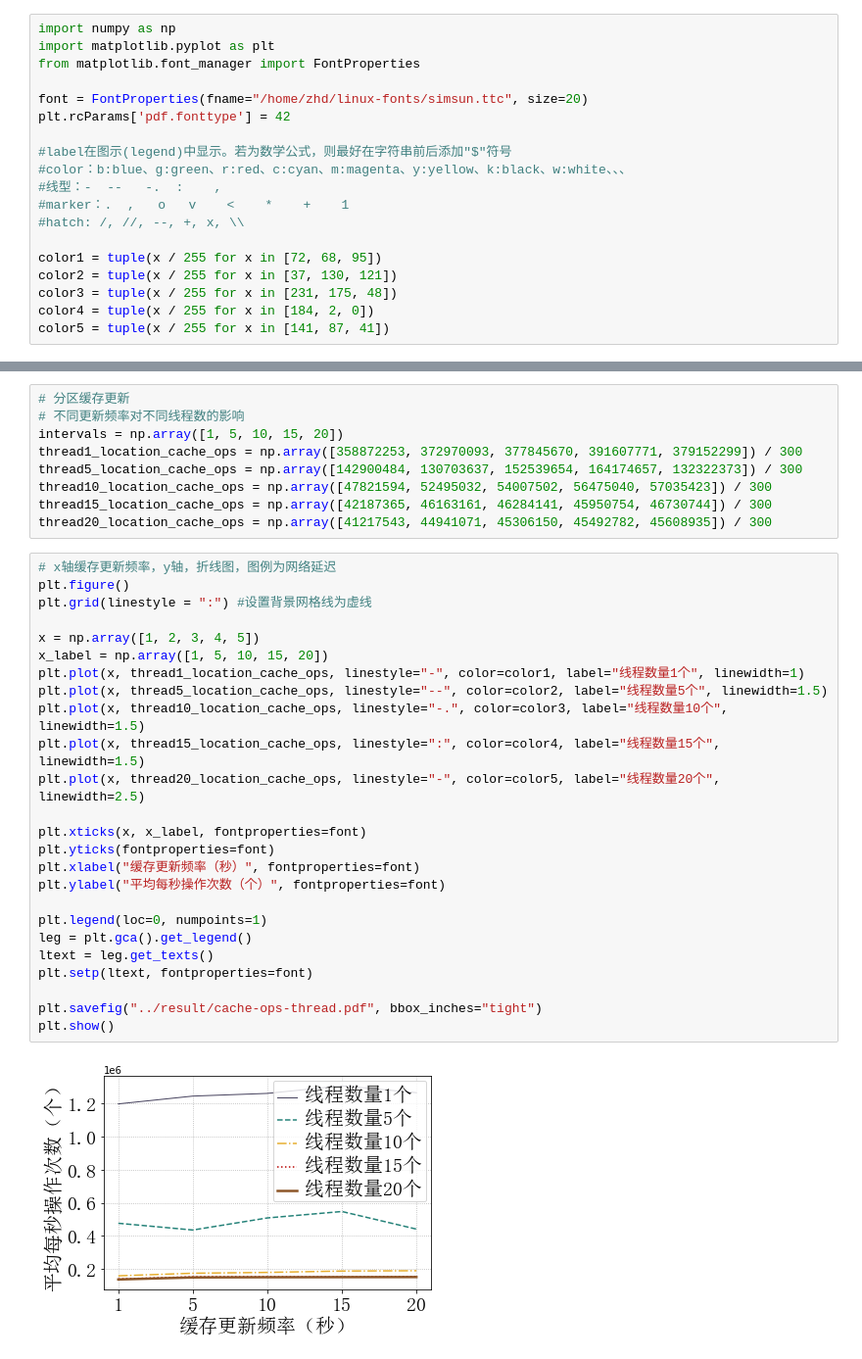
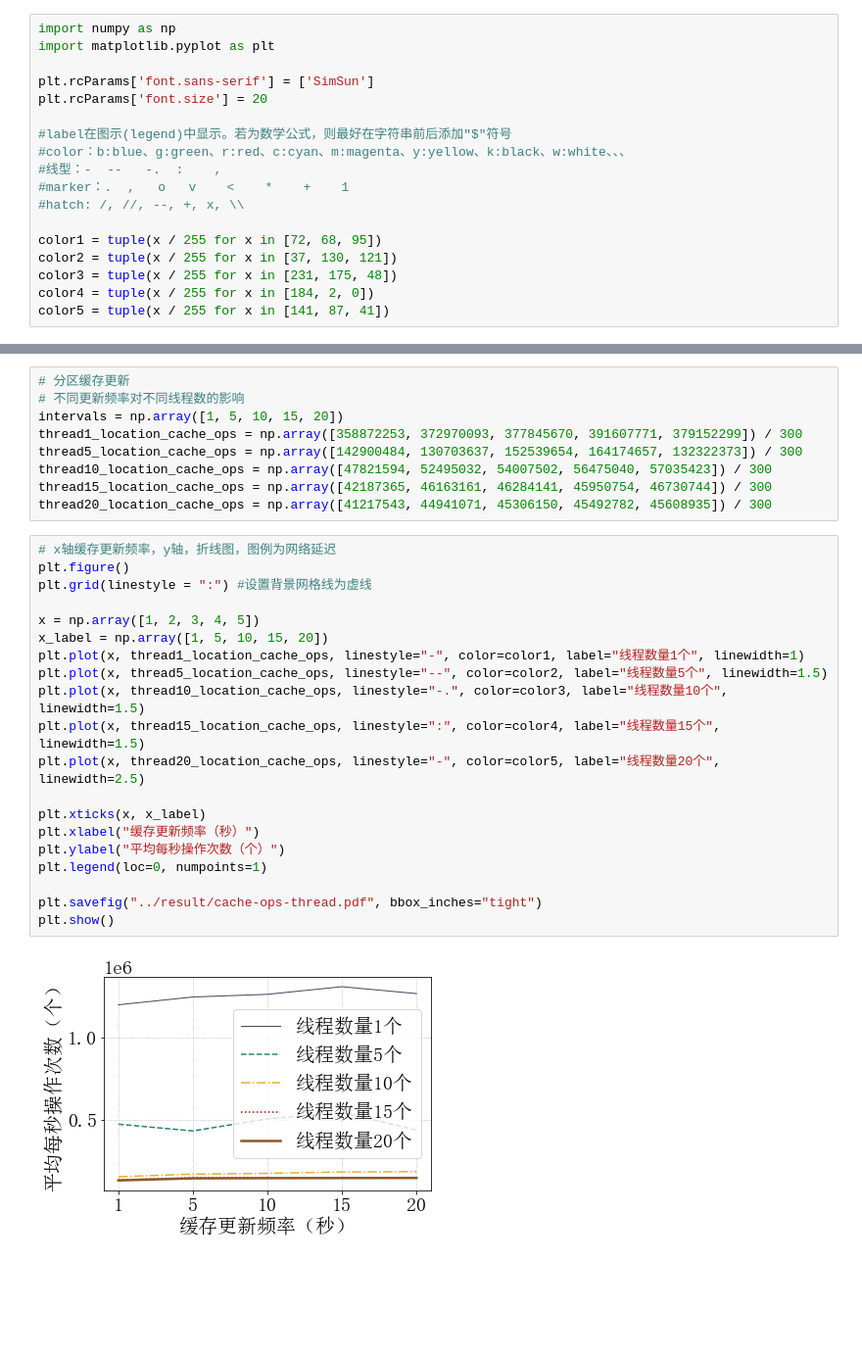
Before and after one commit to HoniiTro19/oceanbase, a Jupyter notebook: testbench/script/graphs.ipynb, the cells around one changed output, grey strips where cells are left out. Shown at 98% size. Drawn from its saved outputs; the diff is of its cells as text; blank space fills up the shorter version.

```diff
--- a/testbench/script/graphs.ipynb
+++ b/testbench/script/graphs.ipynb
@@ -1,10 +1,9 @@
 # %%
 import numpy as np
 import matplotlib.pyplot as plt
-from matplotlib.font_manager import FontProperties
 
-font = FontProperties(fname="/home/zhd/linux-fonts/simsun.ttc", size=20)
-plt.rcParams['pdf.fonttype'] = 42
+plt.rcParams['font.sans-serif'] = ['SimSun']
+plt.rcParams['font.size'] = 20
 
 #label在图示(legend)中显示。若为数学公式，则最好在字符串前后添加"$"符号
 #color：b:blue、g:green、r:red、c:cyan、m:magenta、y:yellow、k:black、w:white、、、
@@ -1093,27 +1004,22 @@ thread20_location_cache_ops = np.array([41217543, 44941071, 45306150, 45492782,
 # %%
 # x轴缓存更新频率，y轴，折线图，图例为网络延迟
 plt.figure()
 plt.grid(linestyle = ":") #设置背景网格线为虚线
 
 x = np.array([1, 2, 3, 4, 5])
 x_label = np.array([1, 5, 10, 15, 20])
 plt.plot(x, thread1_location_cache_ops, linestyle="-", color=color1, label="线程数量1个", linewidth=1)
 plt.plot(x, thread5_location_cache_ops, linestyle="--", color=color2, label="线程数量5个", linewidth=1.5)
 plt.plot(x, thread10_location_cache_ops, linestyle="-.", color=color3, label="线程数量10个", linewidth=1.5)
 plt.plot(x, thread15_location_cache_ops, linestyle=":", color=color4, label="线程数量15个", linewidth=1.5)
 plt.plot(x, thread20_location_cache_ops, linestyle="-", color=color5, label="线程数量20个", linewidth=2.5)
 
-plt.xticks(x, x_label, fontproperties=font)
-plt.yticks(fontproperties=font)
-plt.xlabel("缓存更新频率（秒）", fontproperties=font)
-plt.ylabel("平均每秒操作次数（个）", fontproperties=font)
-
+plt.xticks(x, x_label)
+plt.xlabel("缓存更新频率（秒）")
+plt.ylabel("平均每秒操作次数（个）")
 plt.legend(loc=0, numpoints=1)
-leg = plt.gca().get_legend()
-ltext = leg.get_texts()
-plt.setp(ltext, fontproperties=font)
 
 plt.savefig("../result/cache-ops-thread.pdf", bbox_inches="tight")
 plt.show()
 # %% [output]
-[figure, old version]
+[figure, new version]
```
Also changed, not shown: parts of 16 cells of this notebook, 2 other files.
